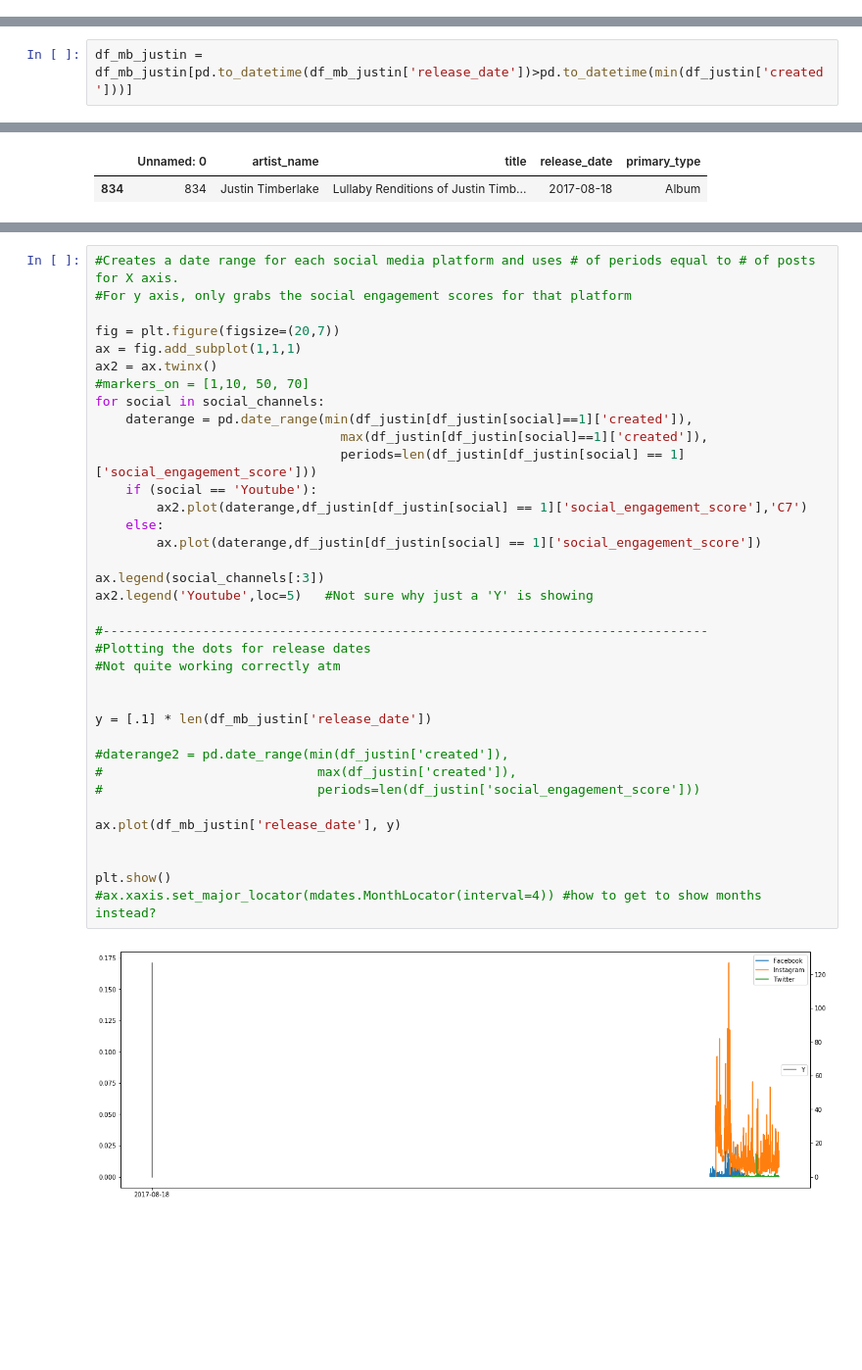
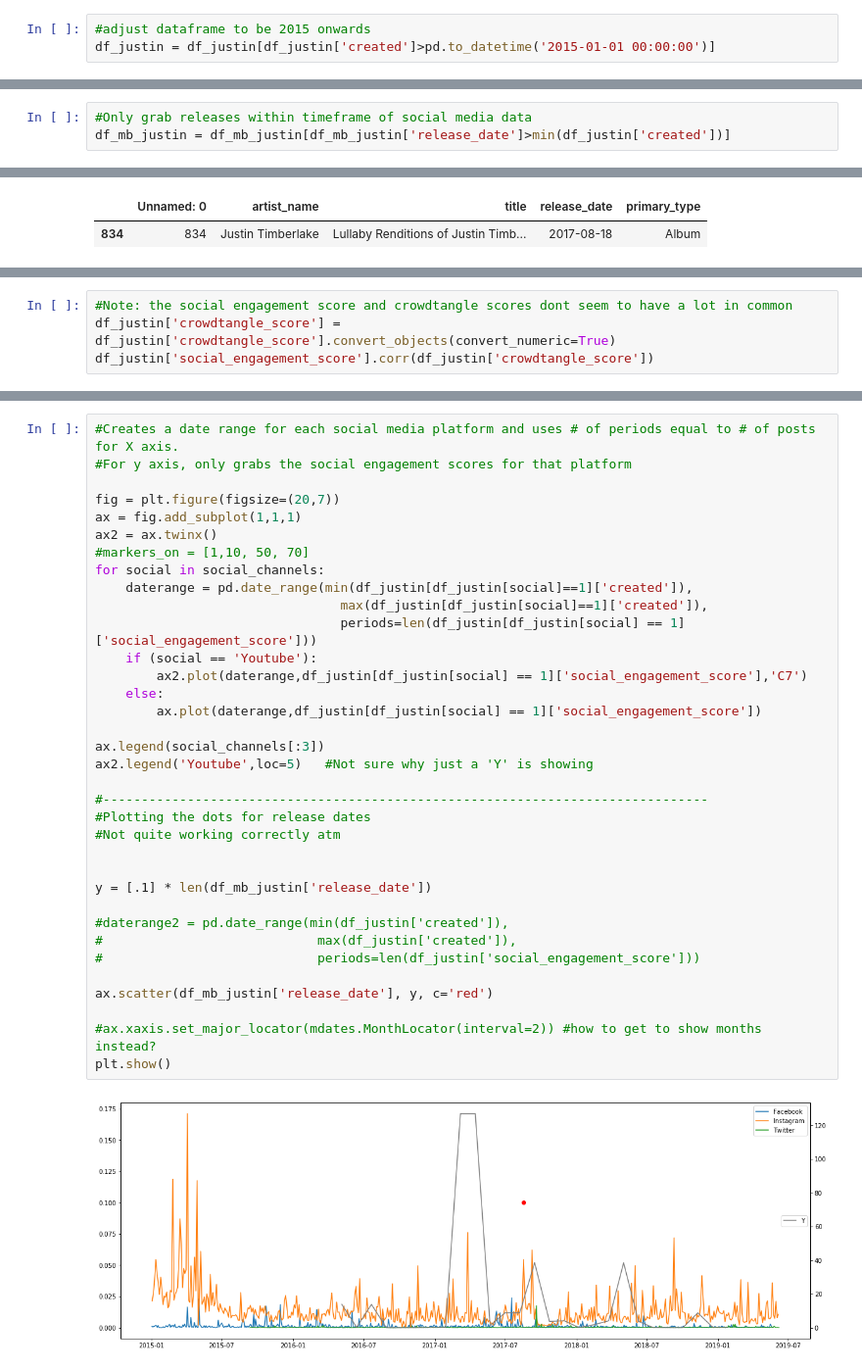
Before and after one commit to ghazalerfani/SocialMedia-Music, a Jupyter notebook: CleanedDatasets/Five_Artist_EDA.ipynb, the cells around one changed output, grey strips where cells are left out. Shown at 98% size. Cells and saved outputs as stored; diff of their text form; blank space fills up the shorter version.

```diff
--- a/CleanedDatasets/Five_Artist_EDA.ipynb
+++ b/CleanedDatasets/Five_Artist_EDA.ipynb
@@ -79,3 +95,6 @@ Youtube  average score is:  6.178918149258157
 ## First Artist (Justin Timberlake)
 # %%
 df_justin = df[df['artist_name_y'] == 'Justin Timberlake']
+# %%
+#adjust dataframe to be 2015 onwards
+df_justin = df_justin[df_justin['created']>pd.to_datetime('2015-01-01 00:00:00')]
@@ -100,5 +123,6 @@ ax.scatter(df_mb_justin['release_date'],y)
-# %%
-df_mb_justin = df_mb_justin[pd.to_datetime(df_mb_justin['release_date'])>pd.to_datetime(min(df_justin['created']))]
+# %%
+#Only grab releases within timeframe of social media data
+df_mb_justin = df_mb_justin[df_mb_justin['release_date']>min(df_justin['created'])]
 # %%
 df_mb_justin
 # %% [output]
@@ -128,0 +153,4 @@ social_channels = ['Facebook', 'Instagram', 'Twitter', 'Youtube']
+# %%
+#Note: the social engagement score and crowdtangle scores dont seem to have a lot in common
+df_justin['crowdtangle_score'] = df_justin['crowdtangle_score'].convert_objects(convert_numeric=True)
+df_justin['social_engagement_score'].corr(df_justin['crowdtangle_score'])
@@ -133,34 +165,33 @@ social_channels = ['Facebook', 'Instagram', 'Twitter', 'Youtube']
 fig = plt.figure(figsize=(20,7))
 ax = fig.add_subplot(1,1,1)
 ax2 = ax.twinx()
 #markers_on = [1,10, 50, 70]
 for social in social_channels:
     daterange = pd.date_range(min(df_justin[df_justin[social]==1]['created']),
                                 max(df_justin[df_justin[social]==1]['created']),
                                 periods=len(df_justin[df_justin[social] == 1]['social_engagement_score']))
     if (social == 'Youtube'):
         ax2.plot(daterange,df_justin[df_justin[social] == 1]['social_engagement_score'],'C7')
     else:
         ax.plot(daterange,df_justin[df_justin[social] == 1]['social_engagement_score'])
 
 ax.legend(social_channels[:3])
 ax2.legend('Youtube',loc=5)   #Not sure why just a 'Y' is showing
 
 #-------------------------------------------------------------------------------
 #Plotting the dots for release dates
 #Not quite working correctly atm
 
 
 y = [.1] * len(df_mb_justin['release_date'])
 
 #daterange2 = pd.date_range(min(df_justin['created']),
 #                            max(df_justin['created']),
 #                            periods=len(df_justin['social_engagement_score']))
 
-ax.plot(df_mb_justin['release_date'], y)
+ax.scatter(df_mb_justin['release_date'], y, c='red')
 
-
+#ax.xaxis.set_major_locator(mdates.MonthLocator(interval=2)) #how to get to show months instead?
 plt.show()
-#ax.xaxis.set_major_locator(mdates.MonthLocator(interval=4)) #how to get to show months instead?
 # %% [output]
-[figure, old version]
+[figure, new version]
```
Also changed, not shown: parts of 47 cells of this notebook, 2 other files.
